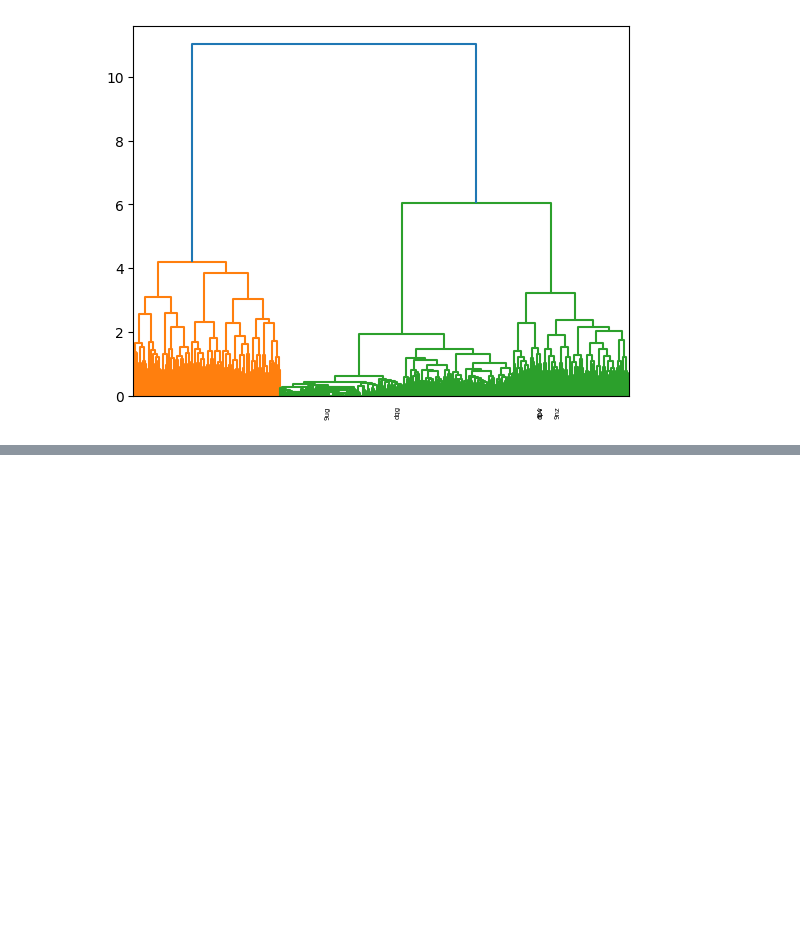
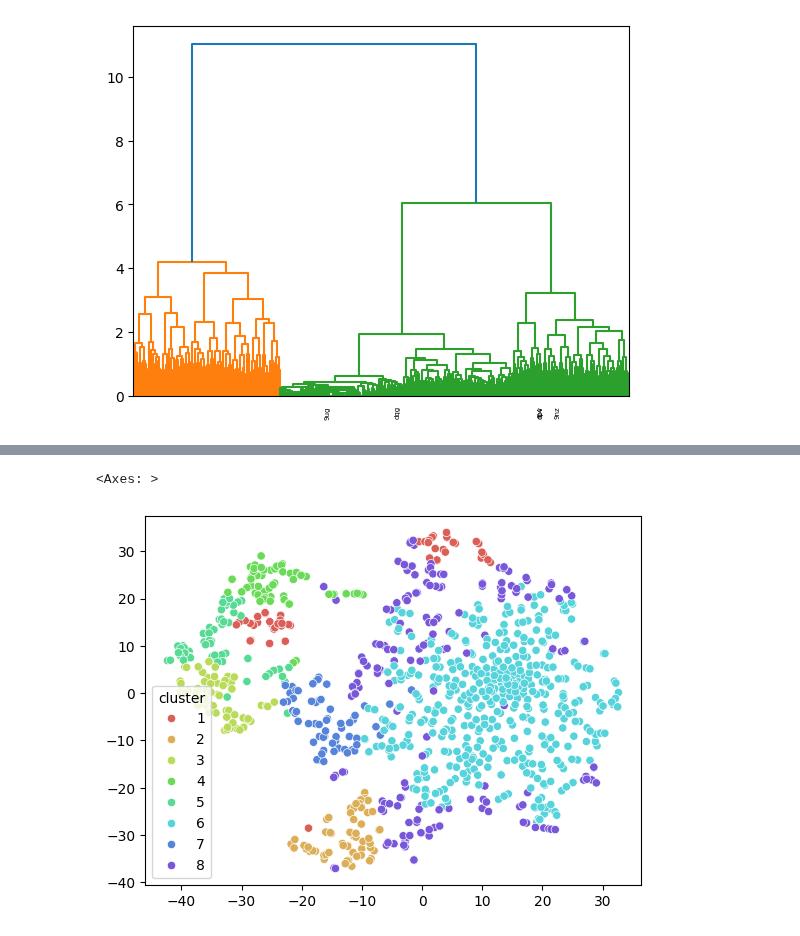
Before and after one commit to frewsxcv/citizen-science-bioregionalization, a Jupyter notebook: Workspace.ipynb, the cells around one changed output, grey strips where cells are left out. Drawn from its saved outputs; the diff is of its cells as text; code cells hidden in the pictures; blank space fills up the shorter version.

Commit message:
add tsne

```diff
--- a/Workspace.ipynb
+++ b/Workspace.ipynb
@@ -107,3 +107,39 @@ Lapposyrphus lapponicus (Animalia):
 Percentage difference: +699.51%
 Proportion: 1.42%
 Count: 315
+# %%
+from scipy.spatial import distance
+from src.cluster import build_condensed_distance_matrix
+
+condensed_distance_matrix = build_condensed_distance_matrix(
+    geohash_taxa_counts_dataframe,
+    use_cache,
+)
+
+clusters = cluster_index.df.sort(by=pl.col("geohash"))["cluster"]
+
+from sklearn.manifold import TSNE
+
+square_distance_matrix = distance.squareform(condensed_distance_matrix)
+
+tsne = TSNE(
+    n_components=2,
+    random_state=42,
+    metric="precomputed",
+    init="random",
+)
+X_tsne = tsne.fit_transform(square_distance_matrix)
+tsne.kl_divergence_
+
+import seaborn as sns
+
+sns.scatterplot(
+    x=X_tsne[:, 0],
+    y=X_tsne[:, 1],
+    hue=cluster_index.df["cluster"],
+    palette=sns.color_palette("hls", 10),
+    alpha=1,
+)
+# %% [output]
+<Axes: >
+[figure, added]
```
Also changed, not shown: parts of 3 cells of this notebook, 2 other files.
